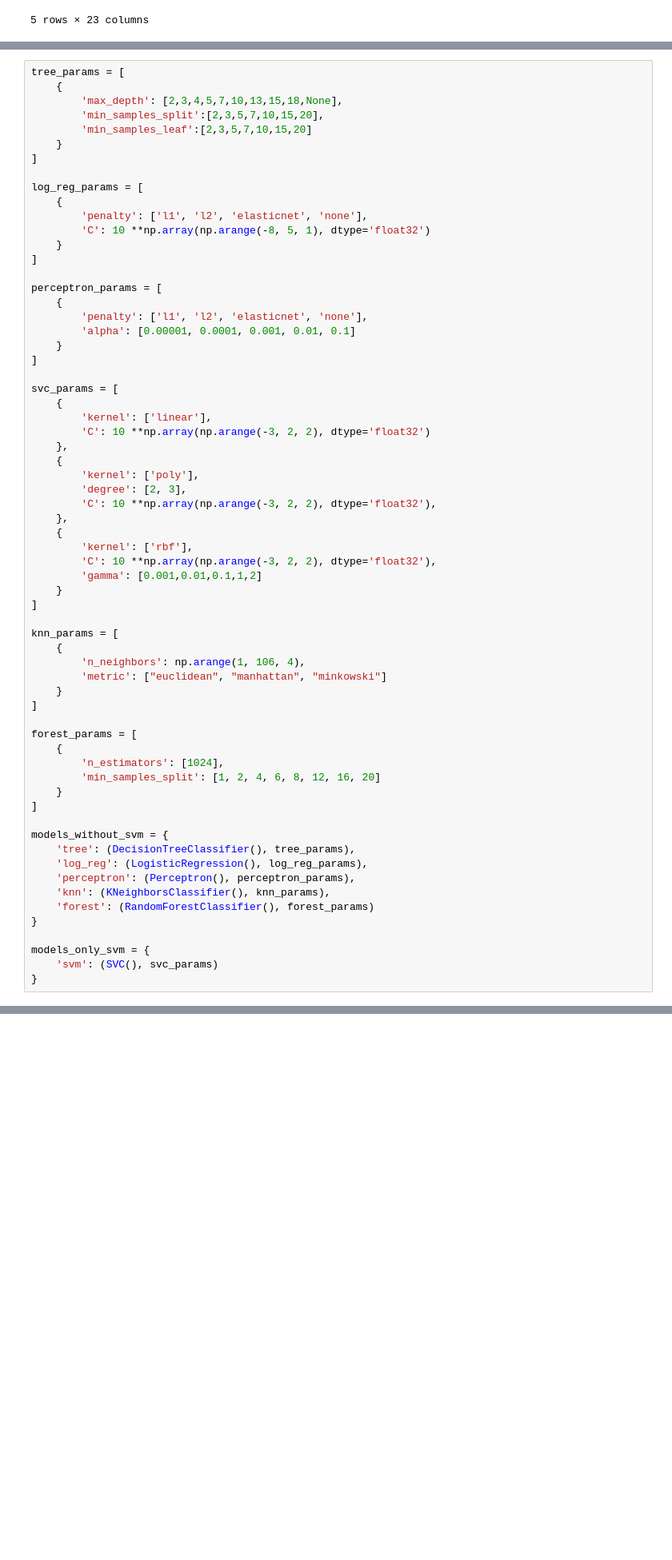
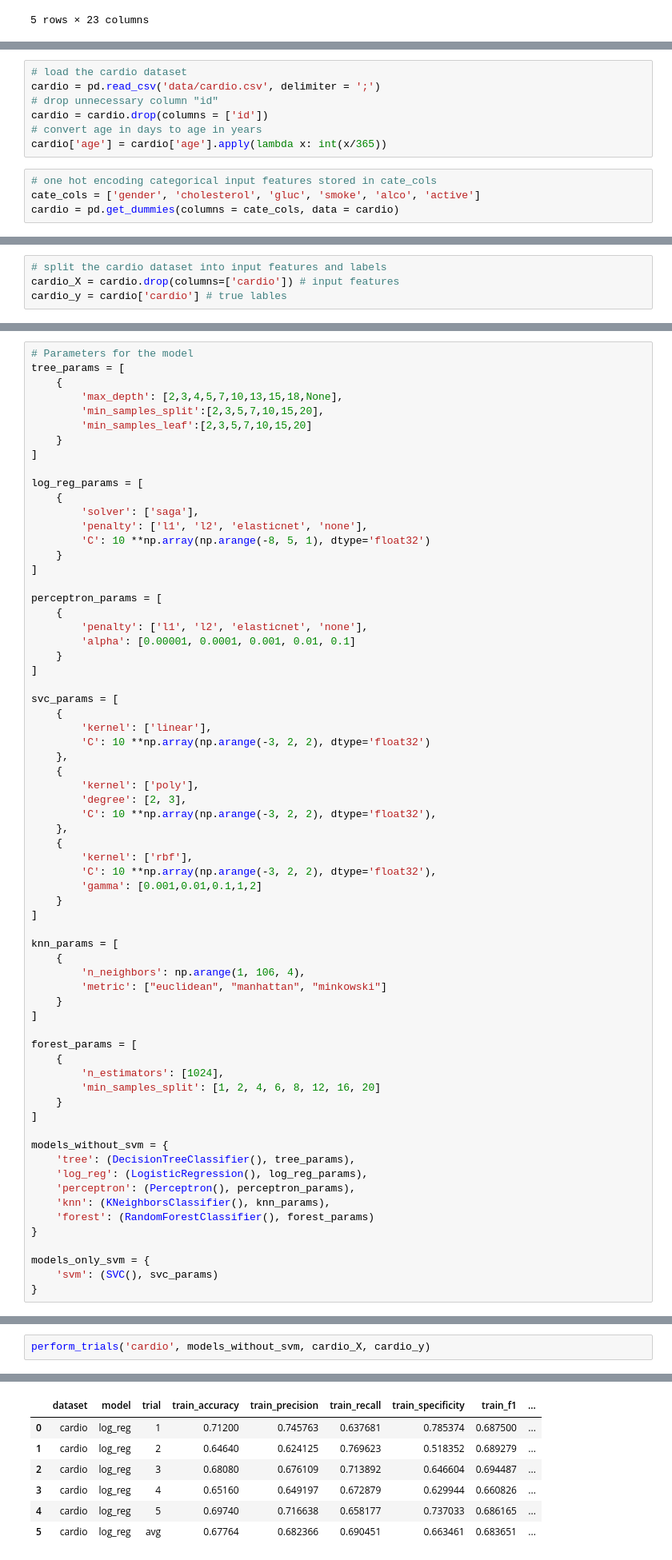
Before and after one commit to Yunchun/Supervised-ML-Comparisons, a Jupyter notebook: Duy.ipynb, the cells around one changed output, grey strips where cells are left out. Shown: that part at 80% size. Drawn from its saved outputs; the diff is of its cells as text; blank space fills up the shorter version.

```diff
--- a/Duy.ipynb
+++ b/Duy.ipynb
@@ -128,0 +153,11 @@ shrooms_y = shrooms_df_y.replace({'e': 0, 'p': 1})
+# %%
+# load the cardio dataset
+cardio = pd.read_csv('data/cardio.csv', delimiter = ';')
+# drop unnecessary column "id"
+cardio = cardio.drop(columns = ['id'])
+# convert age in days to age in years
+cardio['age'] = cardio['age'].apply(lambda x: int(x/365))
+# %%
+# one hot encoding categorical input features stored in cate_cols
+cate_cols = ['gender', 'cholesterol', 'gluc', 'smoke', 'alco', 'active']
+cardio = pd.get_dummies(columns = cate_cols, data = cardio)
@@ -129,3 +174,7 @@ shrooms_y = shrooms_df_y.replace({'e': 0, 'p': 1})
+# %%
+# split the cardio dataset into input features and labels
+cardio_X = cardio.drop(columns=['cardio']) # input features
+cardio_y = cardio['cardio'] # true lables
 # %% [markdown]
 ### Clean Rain Dataset
 # %% [markdown]
@@ -135,6 +184,7 @@ shrooms_y = shrooms_df_y.replace({'e': 0, 'p': 1})
 # %% [markdown]
 ### Perform Trials
 # %%
+# Parameters for the model
 tree_params = [
     {
         'max_depth': [2,3,4,5,7,10,13,15,18,None],
@@ -145,6 +195,7 @@ tree_params = [
 
 log_reg_params = [
     {
+        'solver': ['saga'],
         'penalty': ['l1', 'l2', 'elasticnet', 'none'],
         'C': 10 **np.array(np.arange(-8, 5, 1), dtype='float32')
     }
@@ -418,0 +507,3 @@ shrooms_results_svm
+# %%
+perform_trials('cardio', models_without_svm, cardio_X, cardio_y)
+# %% [output]
@@ -419,3 +540,10 @@ shrooms_results_svm
+|  | dataset | model | trial | train_accuracy | train_precision | train_recall | train_specificity | train_f1 | ... |
+| 0 | cardio | log_reg | 1 | 0.71200 | 0.745763 | 0.637681 | 0.785374 | 0.687500 | ... |
+| 1 | cardio | log_reg | 2 | 0.64640 | 0.624125 | 0.769623 | 0.518352 | 0.689279 | ... |
+| 2 | cardio | log_reg | 3 | 0.68080 | 0.676109 | 0.713892 | 0.646604 | 0.694487 | ... |
+| 3 | cardio | log_reg | 4 | 0.65160 | 0.649197 | 0.672879 | 0.629944 | 0.660826 | ... |
+| 4 | cardio | log_reg | 5 | 0.69740 | 0.716638 | 0.658177 | 0.737033 | 0.686165 | ... |
+| 5 | cardio | log_reg | avg | 0.67764 | 0.682366 | 0.690451 | 0.663461 | 0.683651 | ... |
 # %%
 # combine datasets
 # %%
```
Also changed, not shown: parts of 9 cells of this notebook.
